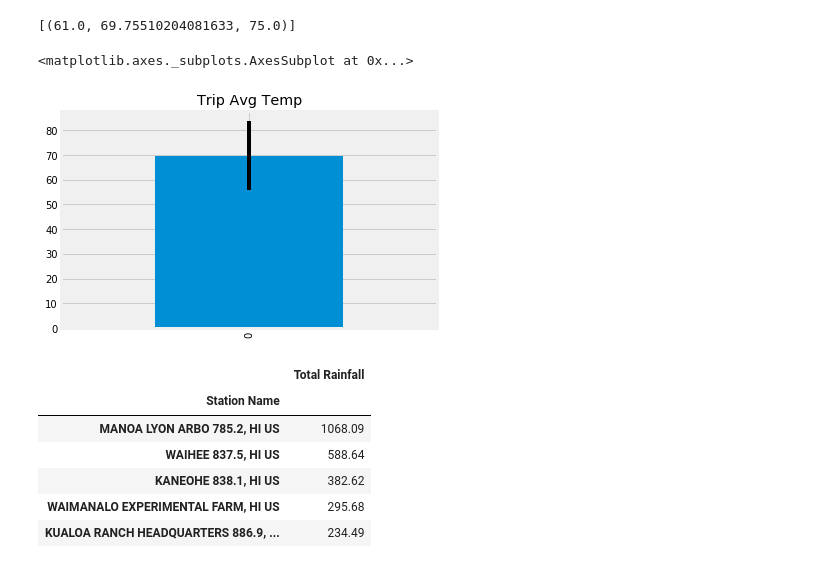
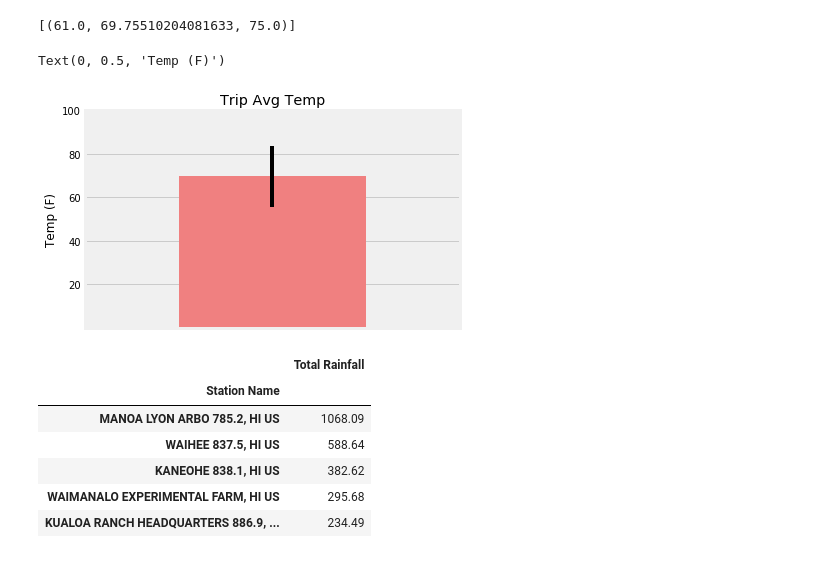
Before and after one commit to oimartin/HW_NU_DataScience_Bootcamp, a Jupyter notebook: 10_Adv_Data_Storage_and_Retrieval_HW/climate_starter.ipynb, the cells around one changed output. Saved outputs shown, nothing was run; the diff lists cells and outputs as text; code cells hidden in the pictures.

Commit message:
fixed graphs

```diff
--- a/10_Adv_Data_Storage_and_Retrieval_HW/climate_starter.ipynb
+++ b/10_Adv_Data_Storage_and_Retrieval_HW/climate_starter.ipynb
@@ -493,31 +500,38 @@ print(calc_temps('2012-02-28', '2012-03-05'))
 # for your trip using the previous year's data for those same dates.
 
 # Previous year dates used: 2016-08-23 to 2017-08-23
-temp_2010_2011 = calc_temps('2011-02-28','2011-03-05')
+temp_2011 = calc_temps('2011-02-28','2011-03-05')
 print(calc_temps('2011-02-28','2011-03-05'))
 # %% [output]
 [(61.0, 69.75510204081633, 75.0)]
 # %%
 # Plot the results from your previous query as a bar chart.
 # Use "Trip Avg Temp" as your Title
 # Use the average temperature for the y value
 # Use the peak-to-peak (tmax-tmin) value as the y error bar (yerr)
 
 # Make calc temp result into pd DataFrame
-calc_temp_2010_2011 = pd.DataFrame(temp_2010_2011[:],
+calc_temp_2011 = pd.DataFrame(temp_2011[:],
                                   columns=['Min Temp',
                                            'Avg Temp',
                                            'Max Temp'])
 
 
 # Plot calc_temp_2010_2011 as bar chart
-min_temp = calc_temp_2010_2011['Min Temp'][0]
-max_temp = calc_temp_2010_2011['Max Temp'][0]
-calc_temp_2010_2011['Avg Temp'].plot(kind='bar', title="Trip Avg Temp",
-                                    yerr=max_temp-min_temp)
+min_temp = calc_temp_2011['Min Temp'][0]
+max_temp = calc_temp_2011['Max Temp'][0]
+avg_temp = calc_temp_2011['Avg Temp'][0]
+
+calc_temp_2011['Avg Temp'].plot(kind='bar', title="Trip Avg Temp",
+                                    yerr=max_temp-min_temp,
+                                    color='lightcoral')
+
+plt.xticks(ticks=[])
+plt.yticks(ticks=[20,40,60,80,100])
+plt.ylabel('Temp (F)')
 # %% [output]
-<matplotlib.axes._subplots.AxesSubplot at 0x...>
+Text(0, 0.5, 'Temp (F)')
-[figure, old version]
+[figure, new version]
 # %%
 # Calculate the rainfall per weather station for your trip dates
 # using the previous year's matching dates.
```
Also changed, not shown: parts of 4 cells of this notebook.
